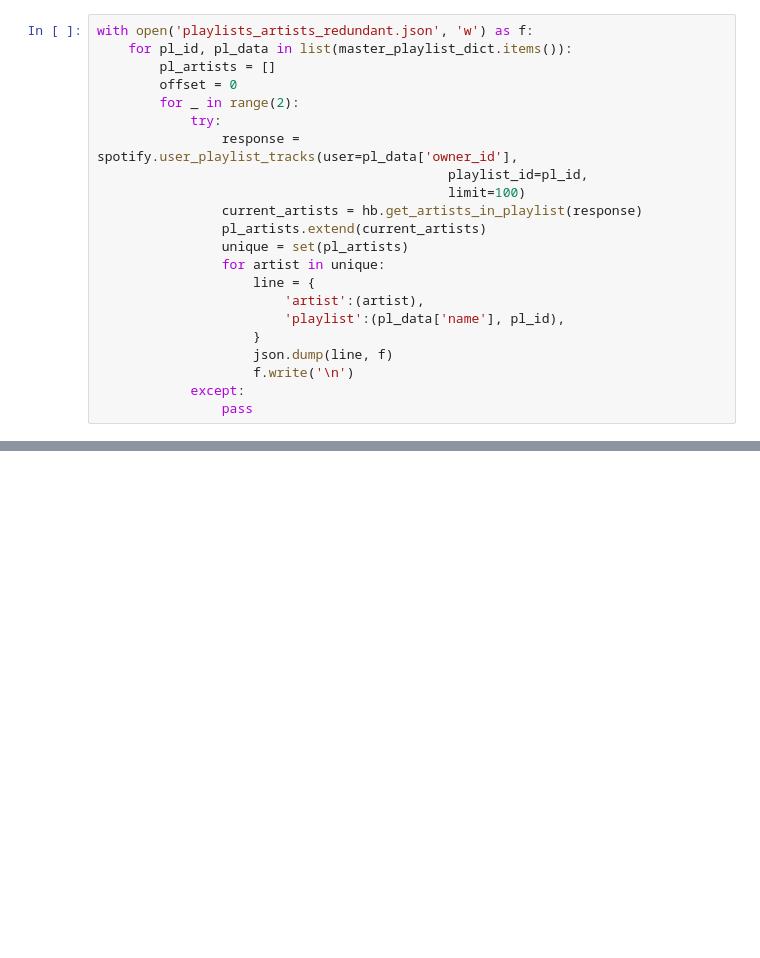
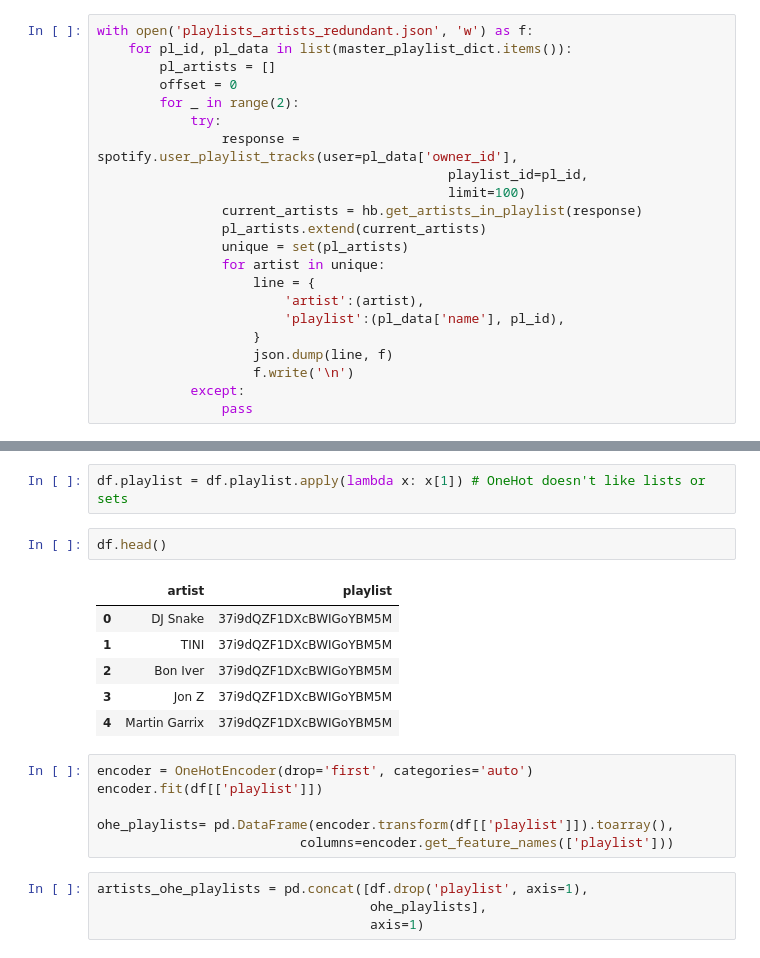
Before and after one commit to Patrickbfuller/solve_music_probs, a Jupyter notebook: ohe_playlists.ipynb, the cells around one changed output, grey strips where cells are left out. Drawn from its saved outputs; the diff is of its cells as text; blank space fills up the shorter version.

```diff
--- a/ohe_playlists.ipynb
+++ b/ohe_playlists.ipynb
@@ -66,0 +104,21 @@ with open('playlists_artists_redundant.json', 'w') as f:
+# %%
+df.playlist = df.playlist.apply(lambda x: x[1]) # OneHot doesn't like lists or sets
+# %%
+df.head()
+# %% [output]
+|  | artist | playlist |
+| 0 | DJ Snake | 37i9dQZF1DXcBWIGoYBM5M |
+| 1 | TINI | 37i9dQZF1DXcBWIGoYBM5M |
+| 2 | Bon Iver | 37i9dQZF1DXcBWIGoYBM5M |
+| 3 | Jon Z | 37i9dQZF1DXcBWIGoYBM5M |
+| 4 | Martin Garrix | 37i9dQZF1DXcBWIGoYBM5M |
+# %%
+encoder = OneHotEncoder(drop='first', categories='auto')
+encoder.fit(df[['playlist']])
+
+ohe_playlists= pd.DataFrame(encoder.transform(df[['playlist']]).toarray(),
+                          columns=encoder.get_feature_names(['playlist']))
+# %%
+artists_ohe_playlists = pd.concat([df.drop('playlist', axis=1),
+                                   ohe_playlists],
+                                   axis=1)
```
Also changed, not shown: parts of 8 cells of this notebook.
